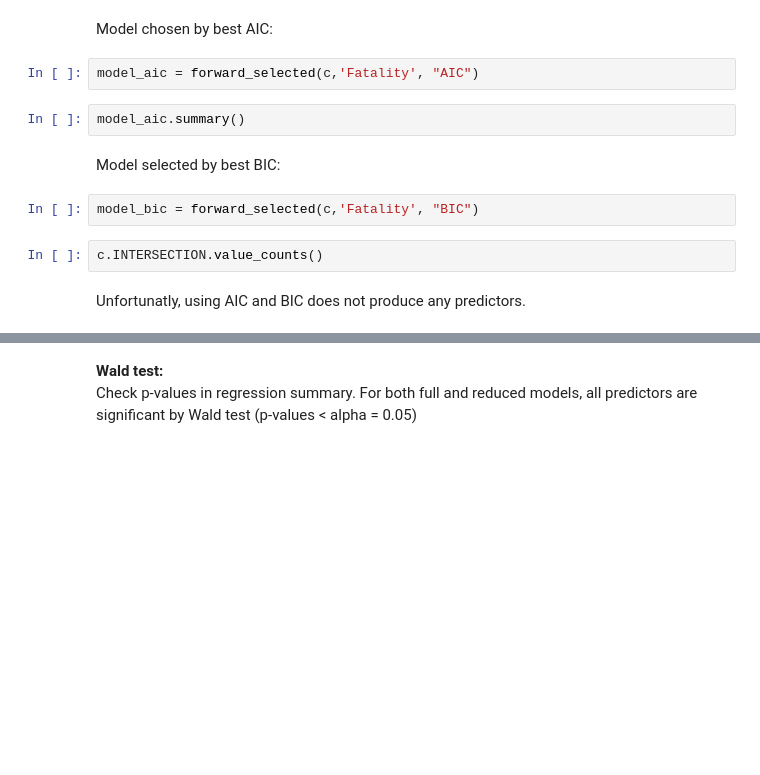
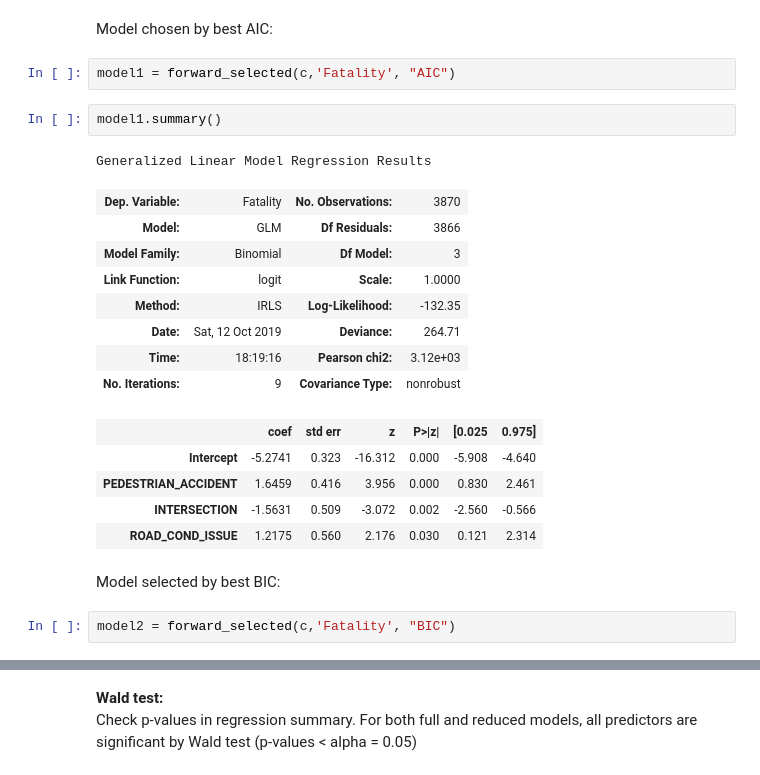
Before and after one commit to bingwang32/LinReg_Final_Proj, a Jupyter notebook: LinReg_FinalProj_Code.ipynb, the cells around one changed output, grey strips where cells are left out. Saved outputs shown, nothing was run; the diff lists cells and outputs as text; blank space fills up the shorter version.

```diff
--- a/LinReg_FinalProj_Code.ipynb
+++ b/LinReg_FinalProj_Code.ipynb
@@ -226,15 +244,26 @@ def forward_selected(data, response, aic_or_bic):
 # %% [markdown]
 Model chosen by best AIC:
 # %%
-model_aic = forward_selected(c,'Fatality', "AIC")
+model1 = forward_selected(c,'Fatality', "AIC")
 # %%
-model_aic.summary()
+model1.summary()
+# %% [output]
+Generalized Linear Model Regression Results
+| Dep. Variable: | Fatality | No. Observations: | 3870 |
+| Model: | GLM | Df Residuals: | 3866 |
+| Model Family: | Binomial | Df Model: | 3 |
+| Link Function: | logit | Scale: | 1.0000 |
+| Method: | IRLS | Log-Likelihood: | -132.35 |
+| Date: | Sat, 12 Oct 2019 | Deviance: | 264.71 |
+| Time: | 18:19:16 | Pearson chi2: | 3.12e+03 |
+| No. Iterations: | 9 | Covariance Type: | nonrobust |
+|  | coef | std err | z | P>|z| | [0.025 | 0.975] |
+| Intercept | -5.2741 | 0.323 | -16.312 | 0.000 | -5.908 | -4.640 |
+| PEDESTRIAN_ACCIDENT | 1.6459 | 0.416 | 3.956 | 0.000 | 0.830 | 2.461 |
+| INTERSECTION | -1.5631 | 0.509 | -3.072 | 0.002 | -2.560 | -0.566 |
+| ROAD_COND_ISSUE | 1.2175 | 0.560 | 2.176 | 0.030 | 0.121 | 2.314 |
 # %% [markdown]
 Model selected by best BIC:
 # %%
-model_bic = forward_selected(c,'Fatality', "BIC")
+model2 = forward_selected(c,'Fatality', "BIC")
-# %%
-c.INTERSECTION.value_counts()
-# %% [markdown]
-Unfortunatly, using AIC and BIC does not produce any predictors.
 # %%
```
Also changed, not shown: parts of 22 cells of this notebook.
